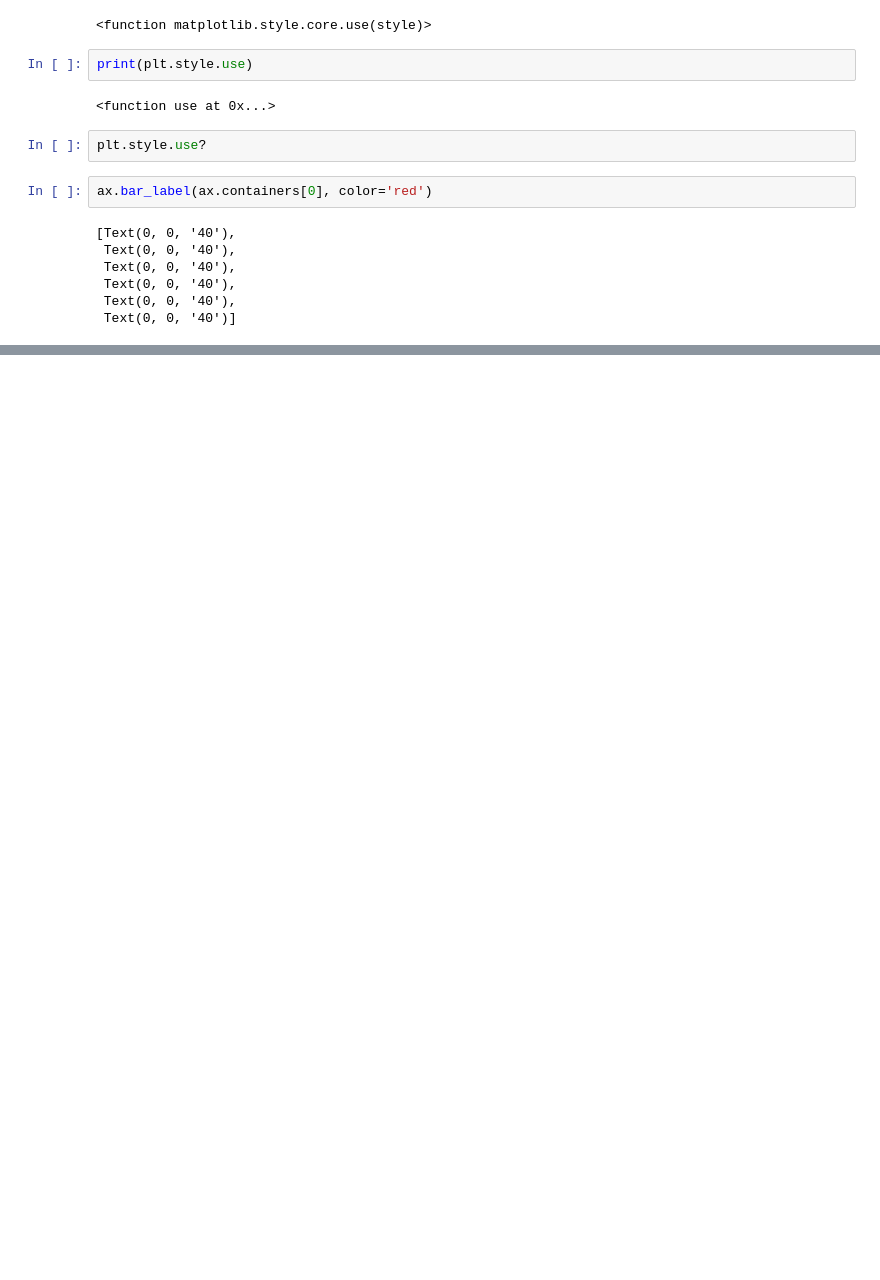
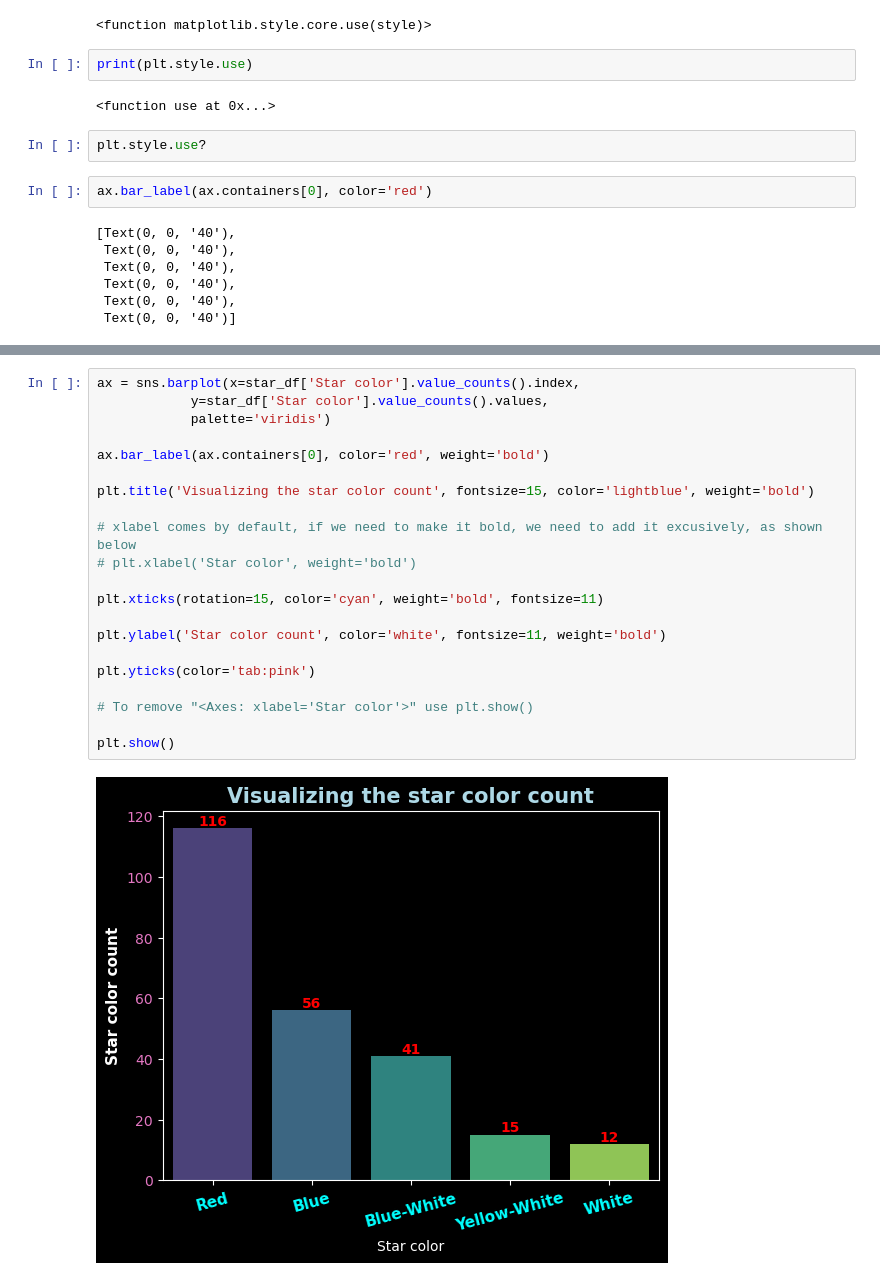
Before and after one commit to elmhrkshy/AstronomicalDataViz, a Jupyter notebook: Astronomical_Data_Viz.ipynb, the cells around one changed output, grey strips where cells are left out. Saved outputs shown, nothing was run; the diff lists cells and outputs as text; blank space fills up the shorter version.

```diff
--- a/Astronomical_Data_Viz.ipynb
+++ b/Astronomical_Data_Viz.ipynb
@@ -185,0 +247,23 @@ ax.bar_label(ax.containers[0], color='red')
+# %%
+ax = sns.barplot(x=star_df['Star color'].value_counts().index,
+            y=star_df['Star color'].value_counts().values,
+            palette='viridis')
+
+ax.bar_label(ax.containers[0], color='red', weight='bold')
+
+plt.title('Visualizing the star color count', fontsize=15, color='lightblue', weight='bold')
+
+# xlabel comes by default, if we need to make it bold, we need to add it excusively, as shown below
+# plt.xlabel('Star color', weight='bold')
+
+plt.xticks(rotation=15, color='cyan', weight='bold', fontsize=11)
+
+plt.ylabel('Star color count', color='white', fontsize=11, weight='bold')
+
+plt.yticks(color='tab:pink')
+
+# To remove "<Axes: xlabel='Star color'>" use plt.show()
+
+plt.show()
+# %% [output]
+[figure, added]
```
Also changed, not shown: parts of 13 cells of this notebook.
